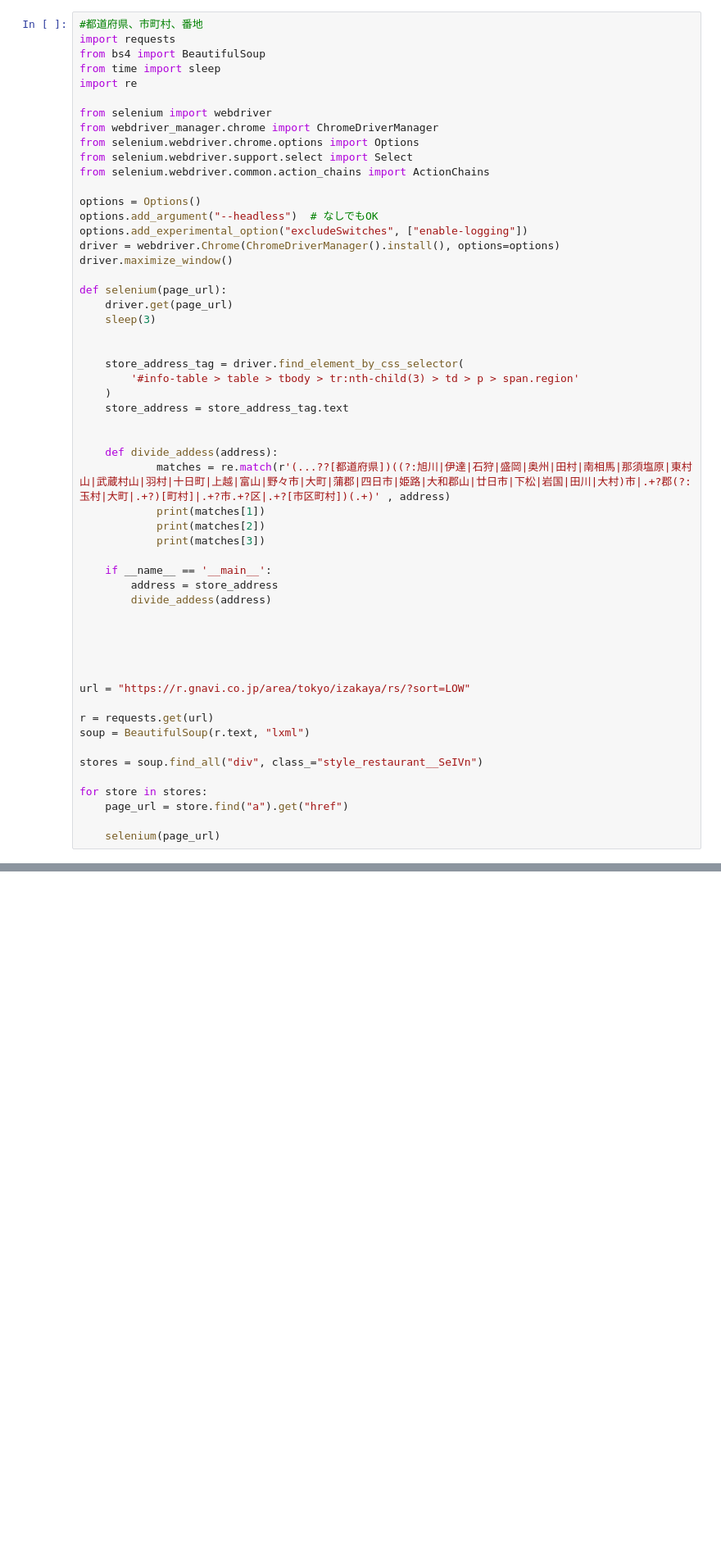
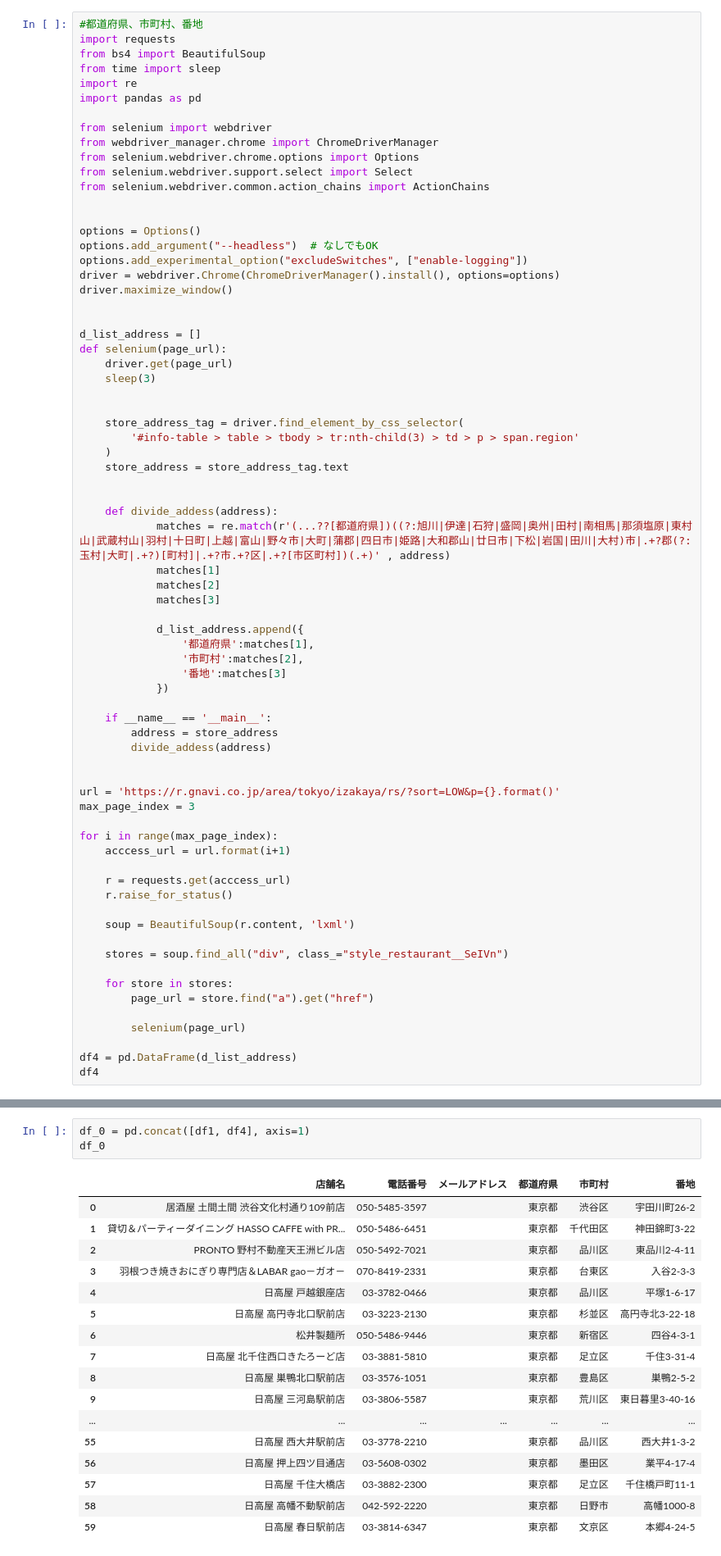
Before and after one commit to ISAWASHUN/Final_Answer, a Jupyter notebook: Exercise_for_Pool/python/ex1_web-scraping/課題1-2/1-2_scriping.ipynb, the cells around one changed output, grey strips where cells are left out. Shown: that part at 82% size. Drawn from its saved outputs; the diff is of its cells as text; blank space fills up the shorter version.

```diff
--- a/Exercise_for_Pool/python/ex1_web-scraping/課題1-2/1-2_scriping.ipynb
+++ b/Exercise_for_Pool/python/ex1_web-scraping/課題1-2/1-2_scriping.ipynb
@@ -69,6 +85,7 @@ import requests
 from bs4 import BeautifulSoup
 from time import sleep
 import re
+import pandas as pd
 
 from selenium import webdriver
 from webdriver_manager.chrome import ChromeDriverManager
@@ -76,12 +93,15 @@ from selenium.webdriver.chrome.options import Options
 from selenium.webdriver.support.select import Select
 from selenium.webdriver.common.action_chains import ActionChains
 
+
 options = Options()
 options.add_argument("--headless")  # なしでもOK
 options.add_experimental_option("excludeSwitches", ["enable-logging"])
 driver = webdriver.Chrome(ChromeDriverManager().install(), options=options)
 driver.maximize_window()
 
+
+d_list_address = []
 def selenium(page_url):
     driver.get(page_url)
     sleep(3)
@@ -95,29 +115,41 @@ def selenium(page_url):
 
     def divide_addess(address):
             matches = re.match(r'(...??[都道府県])((?:旭川|伊達|石狩|盛岡|奥州|田村|南相馬|那須塩原|東村山|武蔵村山|羽村|十日町|上越|富山|野々市|大町|蒲郡|四日市|姫路|大和郡山|廿日市|下松|岩国|田川|大村)市|.+?郡(?:玉村|大町|.+?)[町村]|.+?市.+?区|.+?[市区町村])(.+)' , address)
-            print(matches[1])
-            print(matches[2])
-            print(matches[3])
+            matches[1]
+            matches[2]
+            matches[3]
+
+            d_list_address.append({
+                '都道府県':matches[1],
+                '市町村':matches[2],
+                '番地':matches[3]
+            })
 
     if __name__ == '__main__':
         address = store_address
         divide_addess(address)
 
 
+url = 'https://r.gnavi.co.jp/area/tokyo/izakaya/rs/?sort=LOW&p={}.format()'
+max_page_index = 3
 
+for i in range(max_page_index):
+    acccess_url = url.format(i+1)
 
+    r = requests.get(acccess_url)
+    r.raise_for_status()
 
-url = "https://r.gnavi.co.jp/area/tokyo/izakaya/rs/?sort=LOW"
+    soup = BeautifulSoup(r.content, 'lxml')
 
-r = requests.get(url)
-soup = BeautifulSoup(r.text, "lxml")
+    stores = soup.find_all("div", class_="style_restaurant__SeIVn")
 
-stores = soup.find_all("div", class_="style_restaurant__SeIVn")
+    for store in stores:
+        page_url = store.find("a").get("href")
 
-for store in stores:
-    page_url = store.find("a").get("href")
+        selenium(page_url)
 
-    selenium(page_url)
+df4 = pd.DataFrame(d_list_address)
+df4
 # %% [output]
 ====== WebDriver manager ======
 Current google-chrome version is 102.0.5005
@@ -300,0 +339,21 @@ Driver [/Users/isawashun/.wdm/drivers/chromedriver/mac64/102.0.5005.61/chromedri
+# %%
+df_0 = pd.concat([df1, df4], axis=1)
+df_0
+# %% [output]
+|  | 店舗名 | 電話番号 | メールアドレス | 都道府県 | 市町村 | 番地 |
+| 0 | 居酒屋 土間土間 渋谷文化村通り109前店 | 050-5485-3597 |  | 東京都 | 渋谷区 | 宇田川町26-2 |
+| 1 | 貸切＆パーティーダイニング HASSO CAFFE with PR... | 050-5486-6451 |  | 東京都 | 千代田区 | 神田錦町3-22 |
+| 2 | PRONTO 野村不動産天王洲ビル店 | 050-5492-7021 |  | 東京都 | 品川区 | 東品川2-4-11 |
+| 3 | 羽根つき焼きおにぎり専門店＆LABAR gao－ガオ－ | 070-8419-2331 |  | 東京都 | 台東区 | 入谷2-3-3 |
+| 4 | 日高屋 戸越銀座店 | 03-3782-0466 |  | 東京都 | 品川区 | 平塚1-6-17 |
+| 5 | 日高屋 高円寺北口駅前店 | 03-3223-2130 |  | 東京都 | 杉並区 | 高円寺北3-22-18 |
+| 6 | 松井製麺所 | 050-5486-9446 |  | 東京都 | 新宿区 | 四谷4-3-1 |
+| 7 | 日高屋 北千住西口きたろーど店 | 03-3881-5810 |  | 東京都 | 足立区 | 千住3-31-4 |
+| 8 | 日高屋 巣鴨北口駅前店 | 03-3576-1051 |  | 東京都 | 豊島区 | 巣鴨2-5-2 |
+| 9 | 日高屋 三河島駅前店 | 03-3806-5587 |  | 東京都 | 荒川区 | 東日暮里3-40-16 |
+| ... | ... | ... | ... | ... | ... | ... |
+| 55 | 日高屋 西大井駅前店 | 03-3778-2210 |  | 東京都 | 品川区 | 西大井1-3-2 |
+| 56 | 日高屋 押上四ツ目通店 | 03-5608-0302 |  | 東京都 | 墨田区 | 業平4-17-4 |
+| 57 | 日高屋 千住大橋店 | 03-3882-2300 |  | 東京都 | 足立区 | 千住橋戸町11-1 |
+| 58 | 日高屋 高幡不動駅前店 | 042-592-2220 |  | 東京都 | 日野市 | 高幡1000-8 |
+| 59 | 日高屋 春日駅前店 | 03-3814-6347 |  | 東京都 | 文京区 | 本郷4-24-5 |
```
Also changed, not shown: parts of 6 cells of this notebook, 1 other file.
